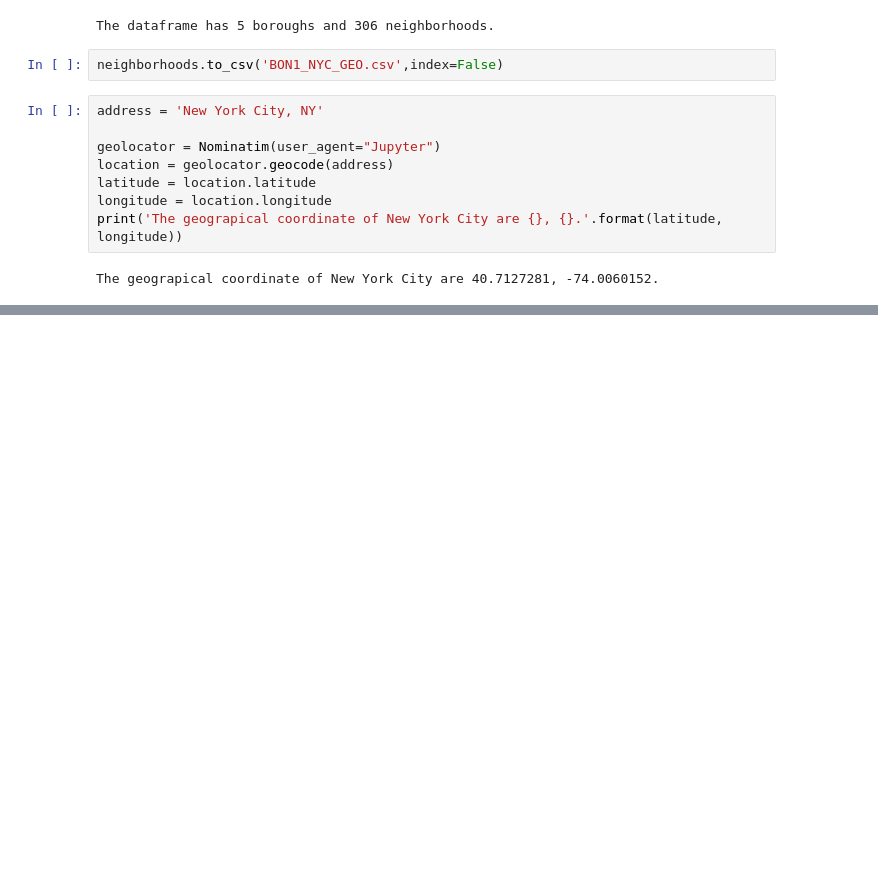
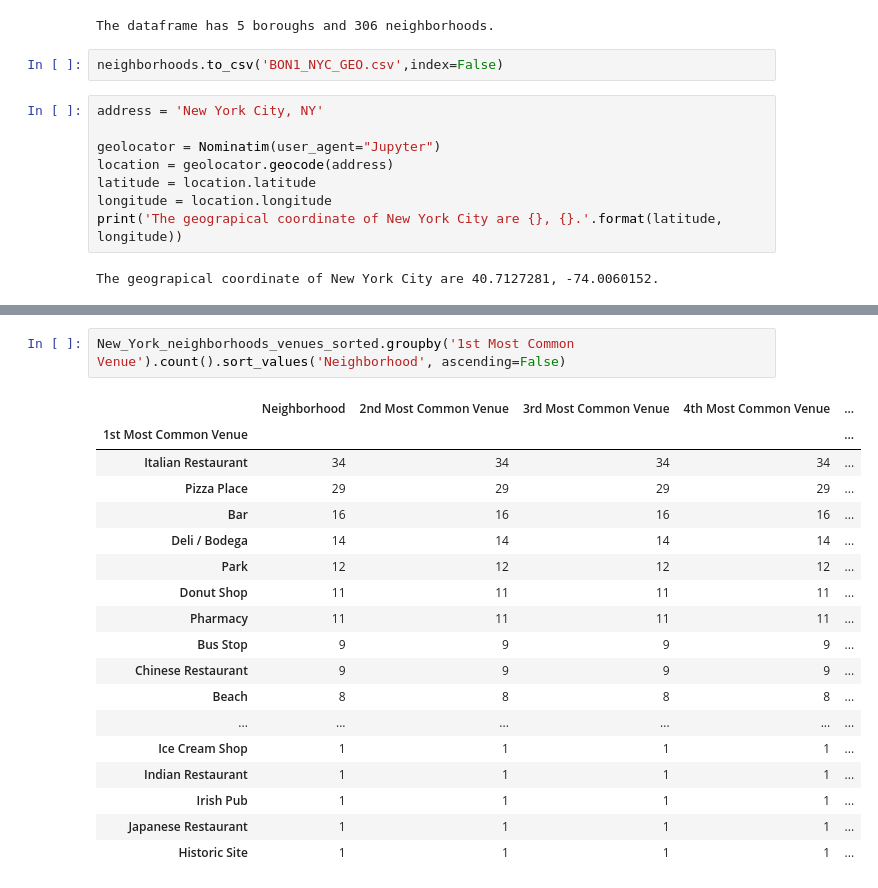
Before and after one commit to liliansleung/DataScienceProject, a Jupyter notebook: The Battle of Neighborhoods (Week 2).ipynb, the cells around one changed output, grey strips where cells are left out. Saved outputs shown, nothing was run; the diff lists cells and outputs as text; blank space fills up the shorter version.

```diff
--- a/The Battle of Neighborhoods (Week 2).ipynb
+++ b/The Battle of Neighborhoods (Week 2).ipynb
@@ -142,0 +428,21 @@ map_NewYork
+# %%
+New_York_neighborhoods_venues_sorted.groupby('1st Most Common Venue').count().sort_values('Neighborhood', ascending=False)
+# %% [output]
+|  | Neighborhood | 2nd Most Common Venue | 3rd Most Common Venue | 4th Most Common Venue | ... |
+| 1st Most Common Venue |  |  |  |  | ... |
+| Italian Restaurant | 34 | 34 | 34 | 34 | ... |
+| Pizza Place | 29 | 29 | 29 | 29 | ... |
+| Bar | 16 | 16 | 16 | 16 | ... |
+| Deli / Bodega | 14 | 14 | 14 | 14 | ... |
+| Park | 12 | 12 | 12 | 12 | ... |
+| Donut Shop | 11 | 11 | 11 | 11 | ... |
+| Pharmacy | 11 | 11 | 11 | 11 | ... |
+| Bus Stop | 9 | 9 | 9 | 9 | ... |
+| Chinese Restaurant | 9 | 9 | 9 | 9 | ... |
+| Beach | 8 | 8 | 8 | 8 | ... |
+| ... | ... | ... | ... | ... | ... |
+| Ice Cream Shop | 1 | 1 | 1 | 1 | ... |
+| Indian Restaurant | 1 | 1 | 1 | 1 | ... |
+| Irish Pub | 1 | 1 | 1 | 1 | ... |
+| Japanese Restaurant | 1 | 1 | 1 | 1 | ... |
+| Historic Site | 1 | 1 | 1 | 1 | ... |
```
Also changed, not shown: parts of 11 cells of this notebook.
